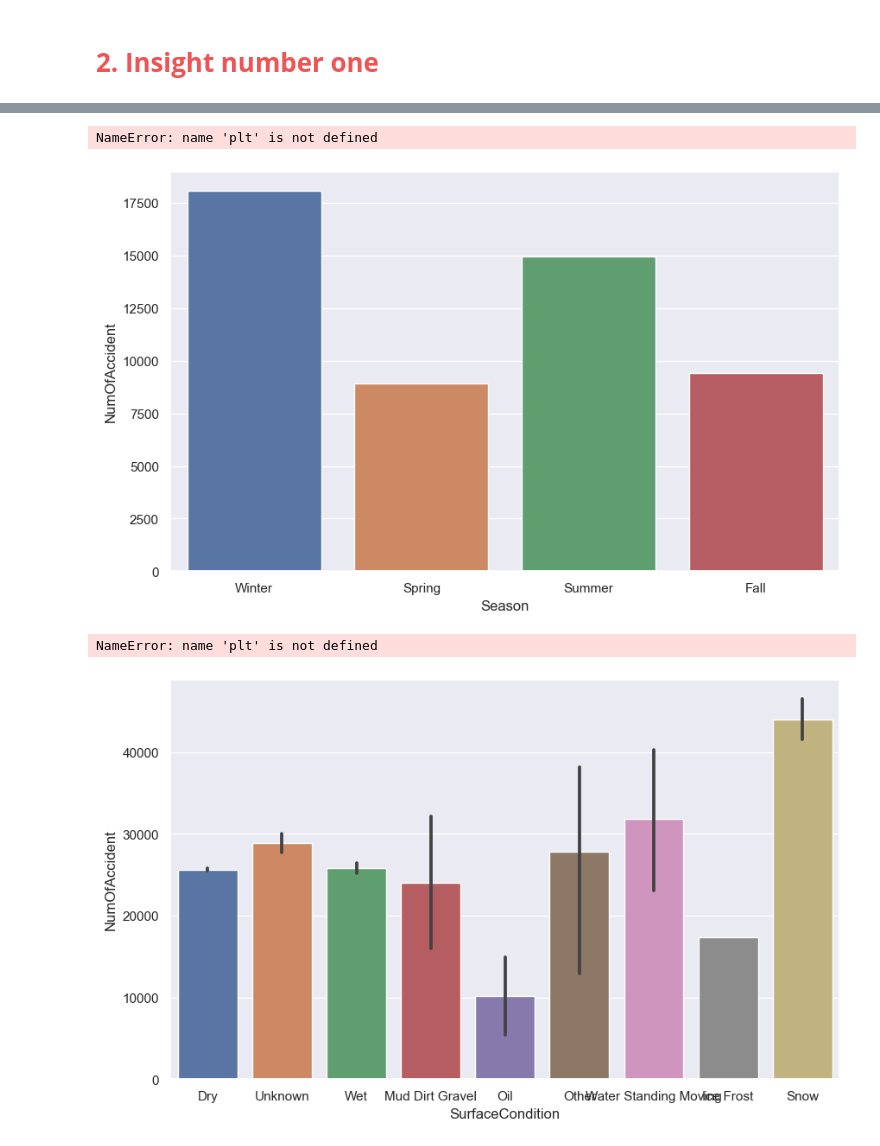
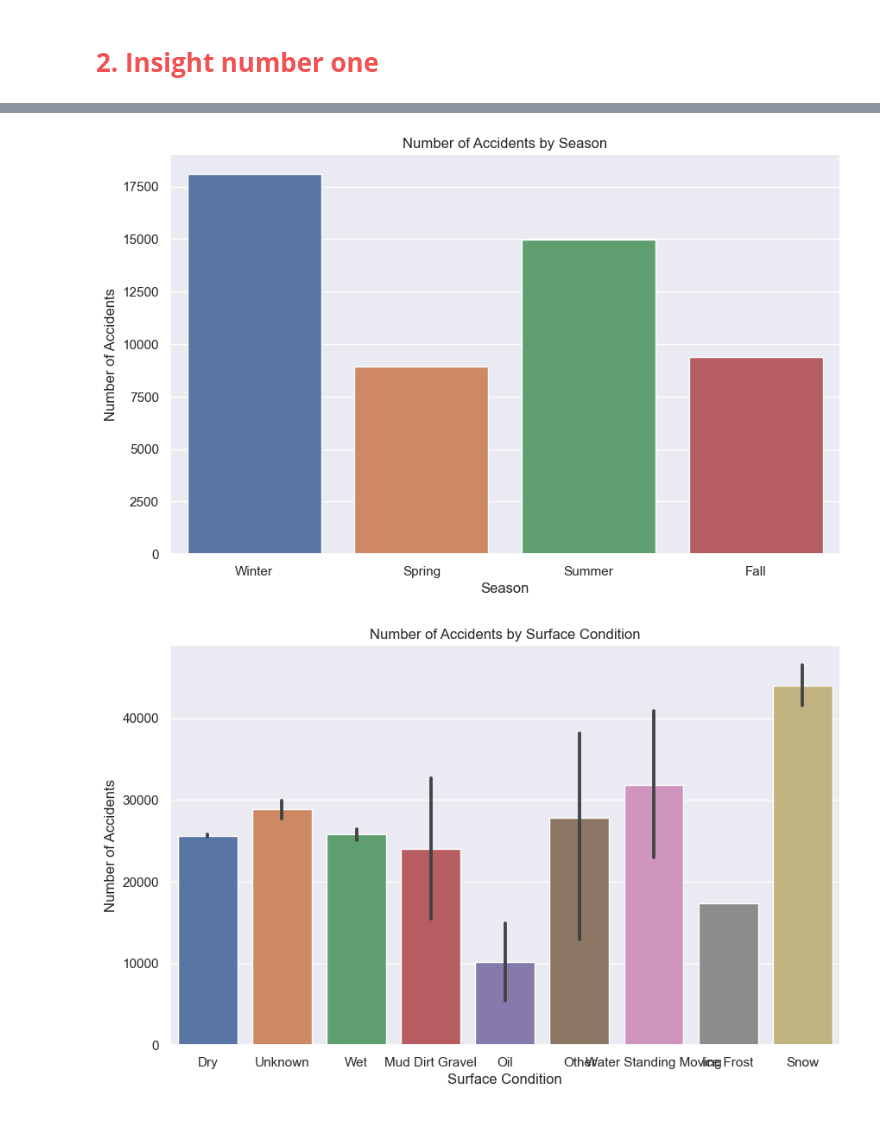
Before and after one commit to oribachar13579/oriandyuval, a Jupyter notebook: project.ipynb, the cells around one changed output, grey strips where cells are left out. Drawn from its saved outputs; the diff is of its cells as text; code cells hidden in the pictures.

```diff
--- a/project.ipynb
+++ b/project.ipynb
@@ -324,30 +323,0 @@ AttributeError: module 'seaborn' has no attribute 'set_xlabel'
-# %%
-# טיפול בערכים חסרים
-strike_df = strike_df.dropna(subset=['Age_Drv1', 'AlcoholUse_Drv1'])
-
-# גרף השימוש באלכוהול לפי גיל הנהג
-sns.catplot(x='AlcoholUse_Drv1', y='Totalinjuries', data=strike_df, kind='bar', height=5, aspect=2, errwidth=0)
-plt.xlabel('Alcohol Use')
-plt.ylabel('Total Injuries')
-plt.title('Total Injuries by Alcohol Use (Driver 1)')
-
-# גרף השימוש בסמים לפי גיל הנהג
-sns.catplot(x='DrugUse_Drv1', y='Totalinjuries', data=strike_df, kind='bar', height=5, aspect=2, errwidth=0)
-plt.xlabel('Drug Use')
-plt.ylabel('Total Injuries')
-plt.title('Total Injuries by Drug Use (Driver 1)')
-
-# גרף השימוש באלכוהול לפי גיל הנהג
-sns.catplot(x='AlcoholUse_Drv1', y='Totalfatalities', data=strike_df, kind='bar', height=5, aspect=2, errwidth=0)
-plt.xlabel('Alcohol Use')
-plt.ylabel('Total Fatalities')
-plt.title('Total Fatalities by Alcohol Use (Driver 1)')
-
-# גרף השימוש בסמים לפי גיל הנהג
-sns.catplot(x='DrugUse_Drv1', y='Totalfatalities', data=strike_df, kind='bar', height=5, aspect=2, errwidth=0)
-plt.xlabel('Drug Use')
-plt.ylabel('Total Fatalities')
-plt.title('Total Fatalities by Drug Use (Driver 1)')
-
-plt.tight_layout()
-plt.show()
@@ -407,22 +413,20 @@ print(season_accidents)
 # %%
 sns.set(rc={'figure.figsize':(10, 6)})
-sns.barplot(x='Season', y='NumOfAccident', data=season_accidents, order=['Winter', 'Spring', 'Summer', 'Fall'])
-plt.xlabel('Season')
-plt.ylabel('Number of Accidents')
-plt.title('Number of Accidents by Season')
-plt.show()
+bar_plot = sns.barplot(x='Season', y='NumOfAccident', data=season_accidents, order=['Winter', 'Spring', 'Summer', 'Fall'])
+bar_plot.set_xlabel('Season')
+bar_plot.set_ylabel('Number of Accidents')
+bar_plot.set_title('Number of Accidents by Season')
+sns.despine()
 # %% [output]
-NameError: name 'plt' is not defined
-[figure, old version]
+[figure, new version]
 # %%
 sns.set(rc={'figure.figsize':(10, 6)})
-sns.barplot(x='SurfaceCondition', y='NumOfAccident', data=strike_df)
-plt.xlabel('Surface Condition')
-plt.ylabel('Number of Accidents')
-plt.title('Number of Accidents by Surface Condition')
-plt.show()
+bar_plot = sns.barplot(x='SurfaceCondition', y='NumOfAccident', data=strike_df)
+bar_plot.set_xlabel('Surface Condition')
+bar_plot.set_ylabel('Number of Accidents')
+bar_plot.set_title('Number of Accidents by Surface Condition')
+sns.despine()
 # %% [output]
-NameError: name 'plt' is not defined
-[figure, old version]
+[figure, new version]
 # %%
 sns.set(rc={'figure.figsize':(12, 6)})
```
Also changed, not shown: parts of 29 cells of this notebook.
